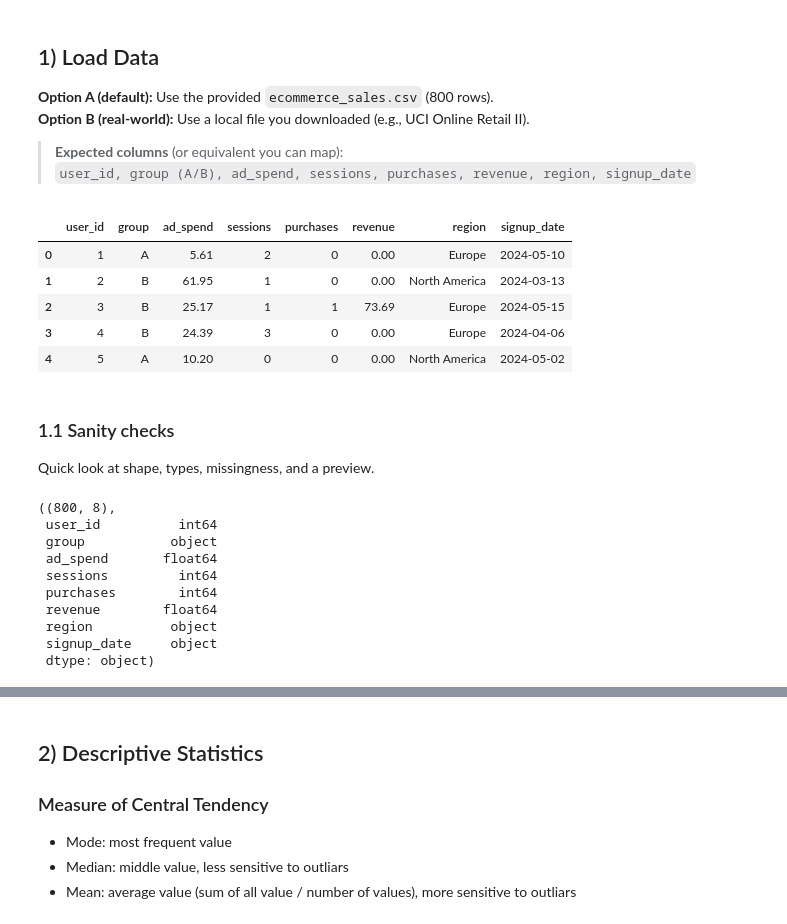
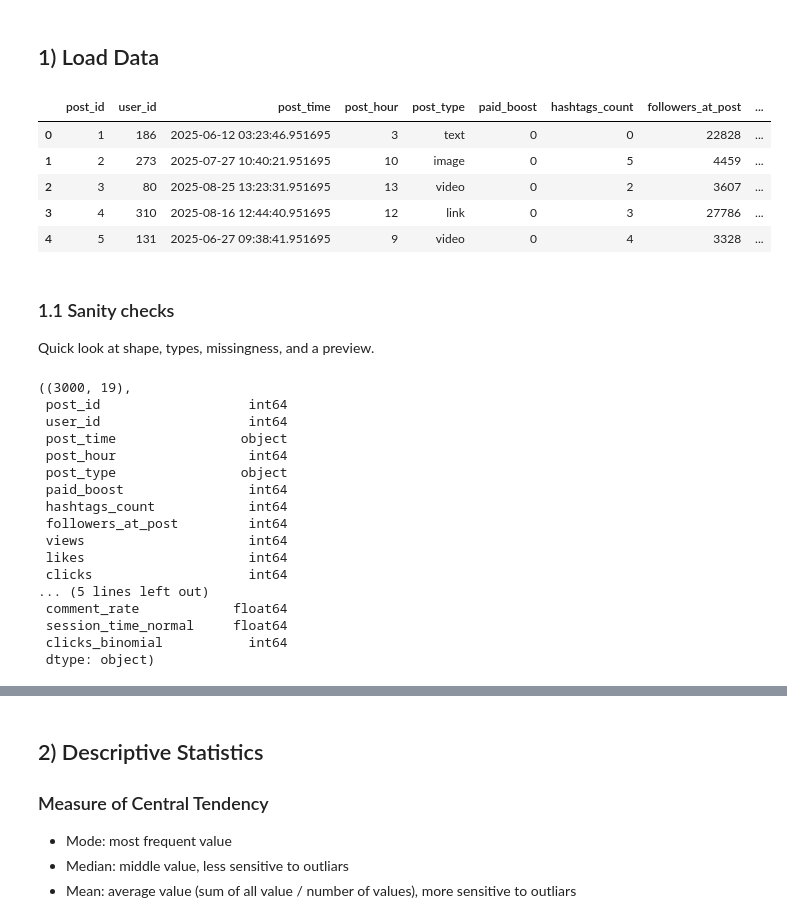
Before and after one commit to tsunar2002/ds-fall-2025-tue, a Jupyter notebook: Week-06-Business-Stats-Analytics/Lecture-Business-Analytics-Stats.ipynb, the cells around one changed output, grey strips where cells are left out. Cells and saved outputs as stored; diff of their text form; code cells hidden in the pictures.

```diff
--- a/Week-06-Business-Stats-Analytics/Lecture-Business-Analytics-Stats.ipynb
+++ b/Week-06-Business-Stats-Analytics/Lecture-Business-Analytics-Stats.ipynb
@@ -47,38 +45,37 @@ plt.rcParams["figure.figsize"] = (7.5, 4.5)
 plt.rcParams["axes.grid"] = True
 # %% [markdown]
 ## 1) Load Data
-
-**Option A (default):** Use the provided `ecommerce_sales.csv` (800 rows).
-**Option B (real-world):** Use a local file you downloaded (e.g., UCI Online Retail II).
-
-> **Expected columns** (or equivalent you can map):
-> `user_id, group (A/B), ad_spend, sessions, purchases, revenue, region, signup_date`
 # %%
-# === PICK YOUR DATA SOURCE ===
-CSV_PATH = "ecommerce_sales.csv"  # <- Provided synthetic dataset placed in working dir
-df = pd.read_csv(CSV_PATH)
+df = pd.read_csv('data/social_media_posts.csv')
 df.head()
 # %% [output]
-|  | user_id | group | ad_spend | sessions | purchases | revenue | region | signup_date |
-| 0 | 1 | A | 5.61 | 2 | 0 | 0.00 | Europe | 2024-05-10 |
-| 1 | 2 | B | 61.95 | 1 | 0 | 0.00 | North America | 2024-03-13 |
-| 2 | 3 | B | 25.17 | 1 | 1 | 73.69 | Europe | 2024-05-15 |
-| 3 | 4 | B | 24.39 | 3 | 0 | 0.00 | Europe | 2024-04-06 |
-| 4 | 5 | A | 10.20 | 0 | 0 | 0.00 | North America | 2024-05-02 |
+|  | post_id | user_id | post_time | post_hour | post_type | paid_boost | hashtags_count | followers_at_post | ... |
+| 0 | 1 | 186 | 2025-06-12 03:23:46.951695 | 3 | text | 0 | 0 | 22828 | ... |
+| 1 | 2 | 273 | 2025-07-27 10:40:21.951695 | 10 | image | 0 | 5 | 4459 | ... |
+| 2 | 3 | 80 | 2025-08-25 13:23:31.951695 | 13 | video | 0 | 2 | 3607 | ... |
+| 3 | 4 | 310 | 2025-08-16 12:44:40.951695 | 12 | link | 0 | 3 | 27786 | ... |
+| 4 | 5 | 131 | 2025-06-27 09:38:41.951695 | 9 | video | 0 | 4 | 3328 | ... |
 # %% [markdown]
 ### 1.1 Sanity checks
 Quick look at shape, types, missingness, and a preview.
 # %%
 df.shape, df.dtypes
 # %% [output]
-((800, 8),
- user_id          int64
- group           object
- ad_spend       float64
- sessions         int64
- purchases        int64
- revenue        float64
- region          object
- signup_date     object
+((3000, 19),
+ post_id                   int64
+ user_id                   int64
+ post_time                object
+ post_hour                 int64
+ post_type                object
+ paid_boost                int64
+ hashtags_count            int64
+ followers_at_post         int64
+ views                     int64
+ likes                     int64
+ clicks                    int64
+... (5 lines left out)
+ comment_rate            float64
+ session_time_normal     float64
+ clicks_binomial           int64
  dtype: object)
 # %%
```
Also changed, not shown: parts of 31 cells of this notebook, 2 other files.
